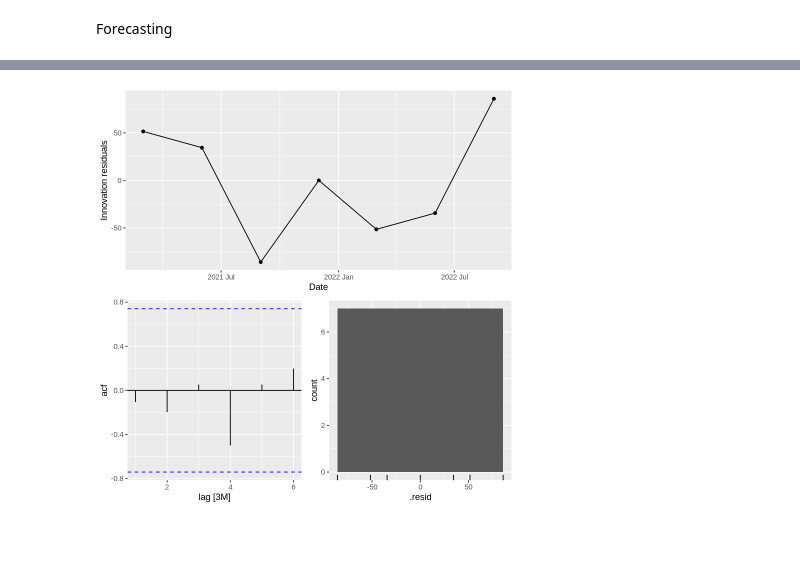
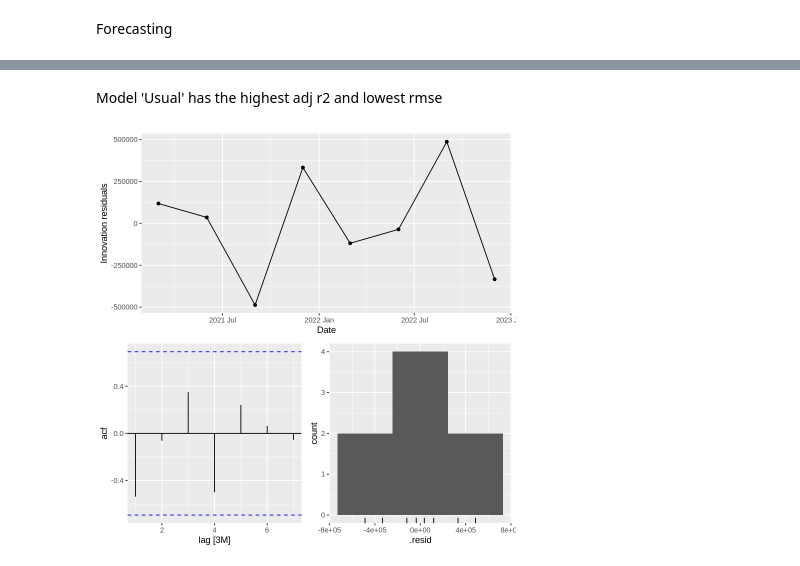
Before and after one commit to derrickgzq/yenheranalysis, a Jupyter notebook: Yenher_Analysis.ipynb, the cells around one changed output, grey strips where cells are left out. Saved outputs shown, nothing was run; the diff lists cells and outputs as text; code cells hidden in the pictures; blank space fills up the shorter version.

```diff
--- a/Yenher_Analysis.ipynb
+++ b/Yenher_Analysis.ipynb
@@ -219,7 +250,9 @@ A tibble: 11 × 10
+# %% [markdown]
+Model 'Usual' has the highest adj r2 and lowest rmse
 # %%
-select(modelsprofit, sqrt) %>% gg_tsresiduals
+select(modelsprofit, usual) %>% gg_tsresiduals
 # %% [output]
-[figure, old version]
+[figure, new version]
 # %%
 yenherdata %>%
   autoplot(NetProfit) +
```
Also changed, not shown: parts of 24 cells of this notebook.
